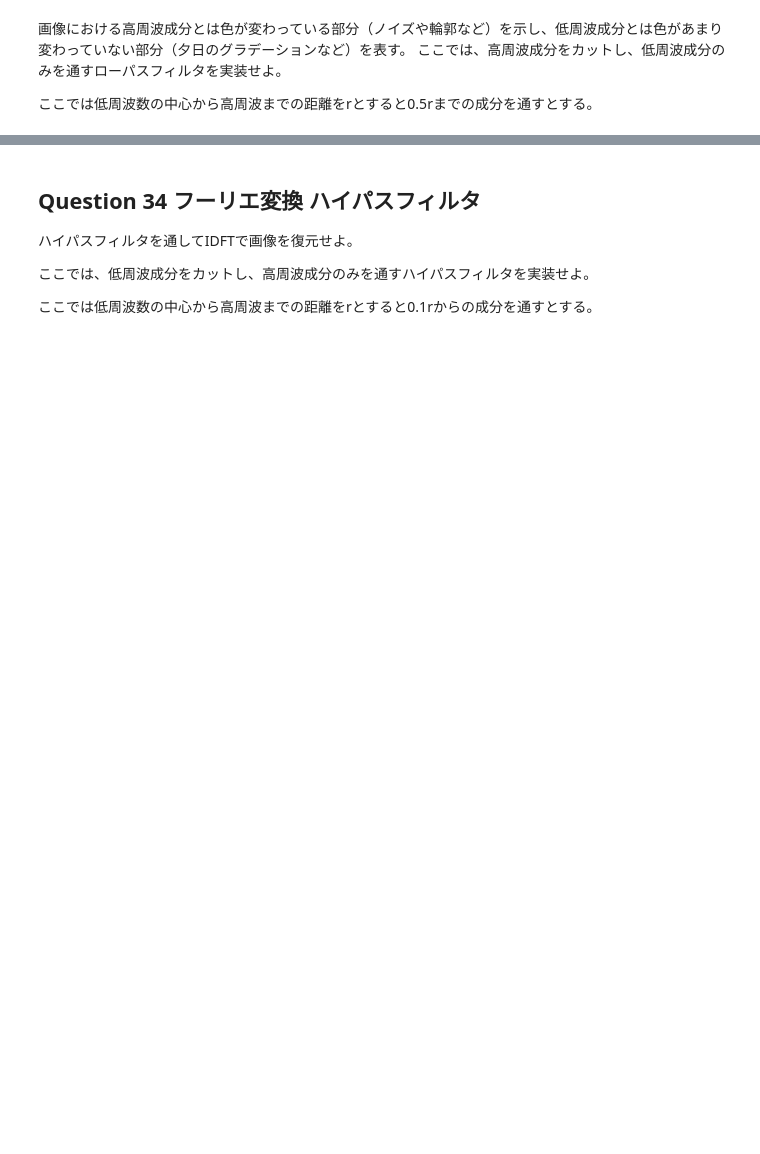
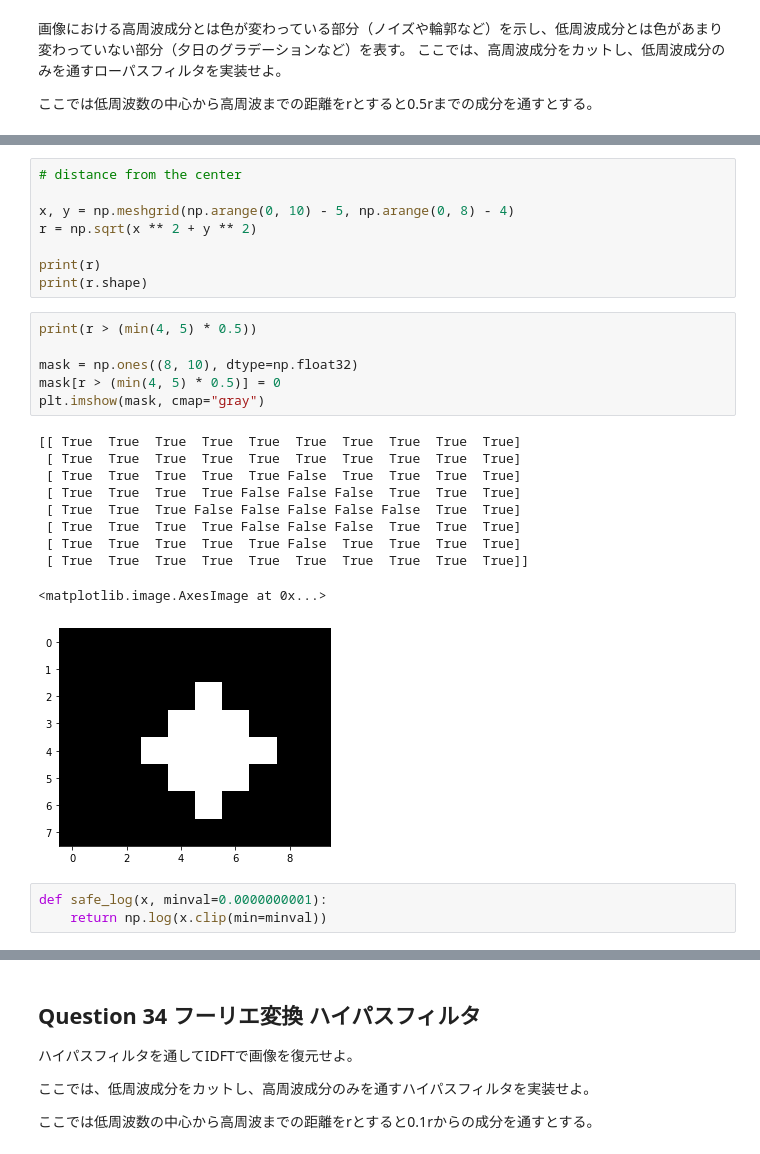
Before and after one commit to shinchu/gasyori100, a Jupyter notebook: notebooks/week_04.ipynb, the cells around one changed output, grey strips where cells are left out. Saved outputs shown, nothing was run; the diff lists cells and outputs as text; blank space fills up the shorter version.

```diff
--- a/notebooks/week_04.ipynb
+++ b/notebooks/week_04.ipynb
@@ -264,3 +224,31 @@ def lpf(G, ratio=0.5):
 
 G_lpf = lpf(G)
 out_lpf = idft(G_lpf)
+# %%
+# distance from the center
+
+x, y = np.meshgrid(np.arange(0, 10) - 5, np.arange(0, 8) - 4)
+r = np.sqrt(x ** 2 + y ** 2)
+
+print(r)
+print(r.shape)
+# %%
+print(r > (min(4, 5) * 0.5))
+
+mask = np.ones((8, 10), dtype=np.float32)
+mask[r > (min(4, 5) * 0.5)] = 0
+plt.imshow(mask, cmap="gray")
+# %% [output]
+[[ True  True  True  True  True  True  True  True  True  True]
+ [ True  True  True  True  True  True  True  True  True  True]
+ [ True  True  True  True  True False  True  True  True  True]
+ [ True  True  True  True False False False  True  True  True]
+ [ True  True  True False False False False False  True  True]
+ [ True  True  True  True False False False  True  True  True]
+ [ True  True  True  True  True False  True  True  True  True]
+ [ True  True  True  True  True  True  True  True  True  True]]
+<matplotlib.image.AxesImage at 0x...>
+[figure, added]
+# %%
+def safe_log(x, minval=0.0000000001):
+    return np.log(x.clip(min=minval))
```
Also changed, not shown: parts of 13 cells of this notebook.
